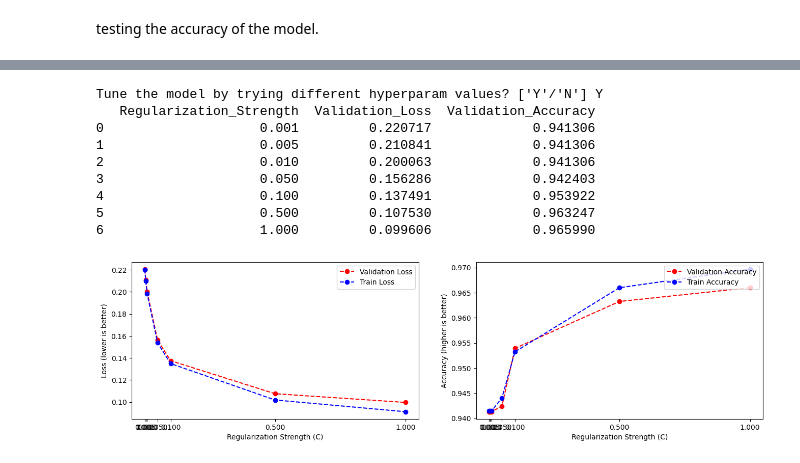
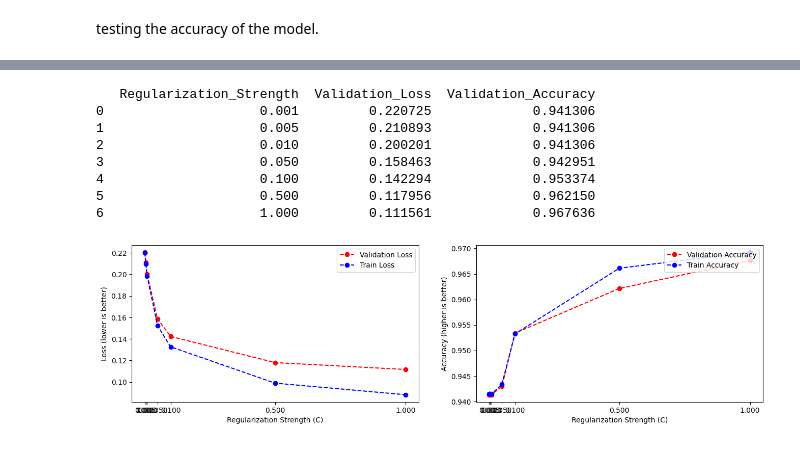
Before and after one commit to CooperDavis00/CS39AA-Project, a Jupyter notebook: project-part-2.ipynb, the cells around one changed output, grey strips where cells are left out. Drawn from its saved outputs; the diff is of its cells as text; code cells hidden in the pictures.

Commit message:
fixed some errors and got rid of one cell

```diff
--- a/project-part-2.ipynb
+++ b/project-part-2.ipynb
@@ -218,29 +213 @@ accuracy (on y_val): 0.9660
 [figure]
-# %%
-# Cell 11: Hyperparameter Tuning
-from sklearn.preprocessing import StandardScaler
-
-# Ask the user to input hyperparameter values
-hyperparameter_1 = float(input(f"Enter the value for hyperparameter 1 (regularization strength, suggested range: 0.001 to 1000): "))
-hyperparameter_2 = int(input(f"Enter the value for hyperparameter 2 (maximum iterations, suggested values: 200, 500, 1000, etc.): "))
-
-# Create a logistic regression model with user-defined hyperparameters
-tuned_model = LogisticRegression(C=hyperparameter_1, max_iter=hyperparameter_2, random_state=42)
-
-# Scale the data
-scaler = StandardScaler()
-X_train_scaled = scaler.fit_transform(X_train)
-X_val_scaled = scaler.transform(X_val)
-
-# Train the model on the scaled training data (liked songs)
-tuned_model.fit(X_train_scaled, y_train)
-
-# Make predictions on the scaled validation data
-y_pred_tuned = tuned_model.predict(X_val_scaled)
-
-# Evaluate the tuned model
-accuracy_tuned = accuracy_score(y_val, y_pred_tuned)
-classification_report_str_tuned = classification_report(y_val, y_pred_tuned)
-
-print(f"Tuned Model Accuracy: {accuracy_tuned:.4f}")
-print("Classification Report (Tuned Model):\n", classification_report_str_tuned)
@@ -260,7 +214,5 @@ weighted avg       0.98      0.98      0.98      1823
 # %%
-# Ask the user whether to tune the model
-use_tuning = input("Tune the model by trying different hyperparam values? ['Y'/'N']")
-tune_model = True if use_tuning == 'Y' else False
+tune_model = True
 
 # A function to create and fit a logistic regression model with a specific hyperparameter value
 def tuneModel(hyperparam_value):
@@ -285,39 +237,38 @@ def tuneModel(hyperparam_value):
 hyp_param_vals = [0.001, 0.005, 0.01, 0.05, 0.1, 0.5, 1]  # Example hyperparameter values
 metrics = []
 
 if tune_model:
     for hp in hyp_param_vals:
         metrics.append(tuneModel(hp))
 
 # Plot the results of the model performance for each hyperparameter value
 if tune_model:
     fig, (ax1, ax2) = plt.subplots(1, 2, figsize=(16, 4))
 
     ax1.set_xticks(hyp_param_vals)
     ax1.set(xlabel="Regularization Strength (C)", ylabel="Loss (lower is better)")
     ax1.plot(hyp_param_vals, [metric[1] for metric in metrics], '--ro')  # validation loss
     ax1.plot(hyp_param_vals, [metric[0] for metric in metrics], '--bo')  # training loss
     ax1.legend(["Validation Loss", "Train Loss"], loc=1)
 
     ax2.set_xticks(hyp_param_vals)
     ax2.set(xlabel="Regularization Strength (C)", ylabel="Accuracy (higher is better)")
     ax2.plot(hyp_param_vals, [metric[3] for metric in metrics], '--ro')  # validation accuracy
     ax2.plot(hyp_param_vals, [metric[2] for metric in metrics], '--bo')  # training accuracy
     ax2.legend(["Validation Accuracy", "Train Accuracy"], loc=1)
 
 # Display tuning results
 if tune_model:
     tuning_results = np.array([hyp_param_vals, [round(metric[1], 2) for metric in metrics], [round(metric[3], 2) for metric in metrics]])
     df_tuning_results = pd.DataFrame({'Regularization_Strength': hyp_param_vals, 'Validation_Loss': [metric[1] for metric in metrics], 'Validation_Accuracy': [metric[3] for metric in metrics]})
     print(df_tuning_results)
 # %% [output]
-Tune the model by trying different hyperparam values? ['Y'/'N'] Y
    Regularization_Strength  Validation_Loss  Validation_Accuracy
-0                    0.001         0.220717             0.941306
-1                    0.005         0.210841             0.941306
-2                    0.010         0.200063             0.941306
-3                    0.050         0.156286             0.942403
-4                    0.100         0.137491             0.953922
-5                    0.500         0.107530             0.963247
-6                    1.000         0.099606             0.965990
+0                    0.001         0.220725             0.941306
+1                    0.005         0.210893             0.941306
+2                    0.010         0.200201             0.941306
+3                    0.050         0.158463             0.942951
+4                    0.100         0.142294             0.953374
+5                    0.500         0.117956             0.962150
+6                    1.000         0.111561             0.967636
-[figure, old version]
+[figure, new version]
```
Also changed, not shown: parts of 6 cells of this notebook.
